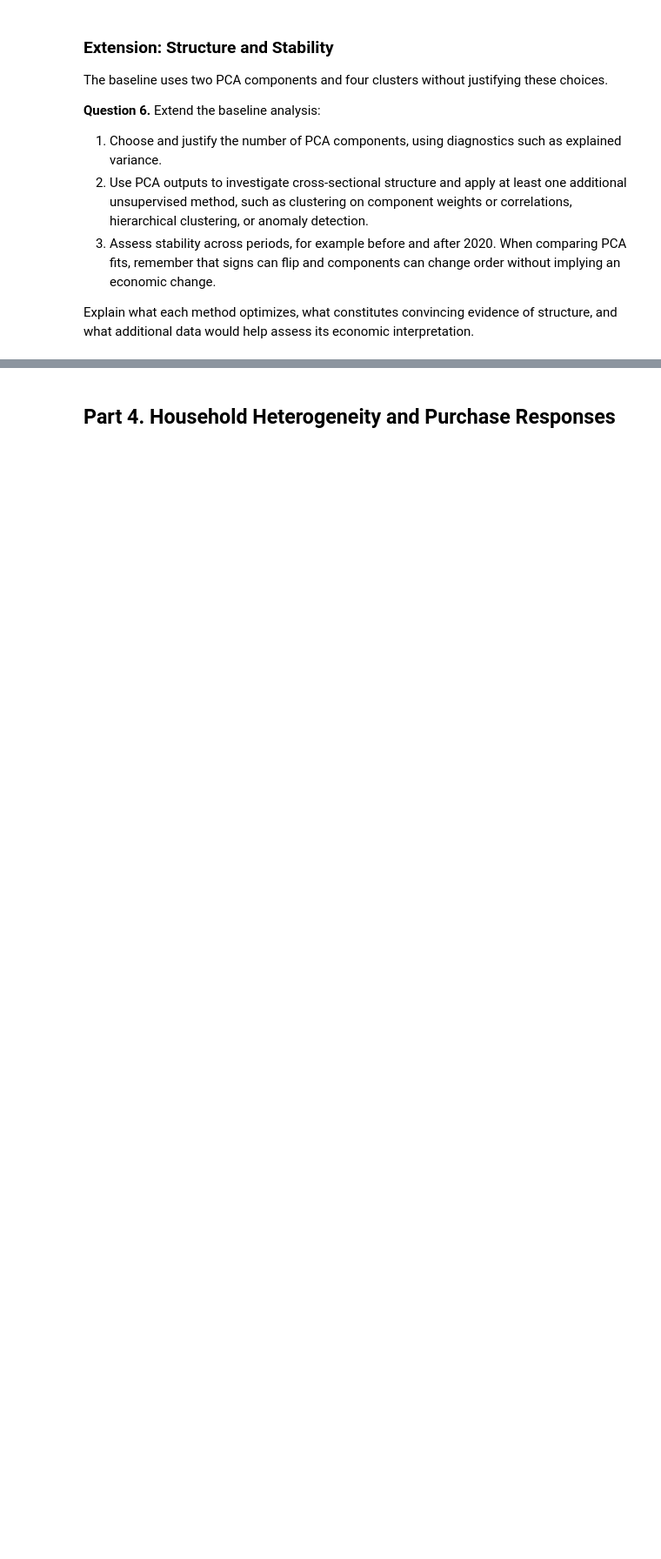
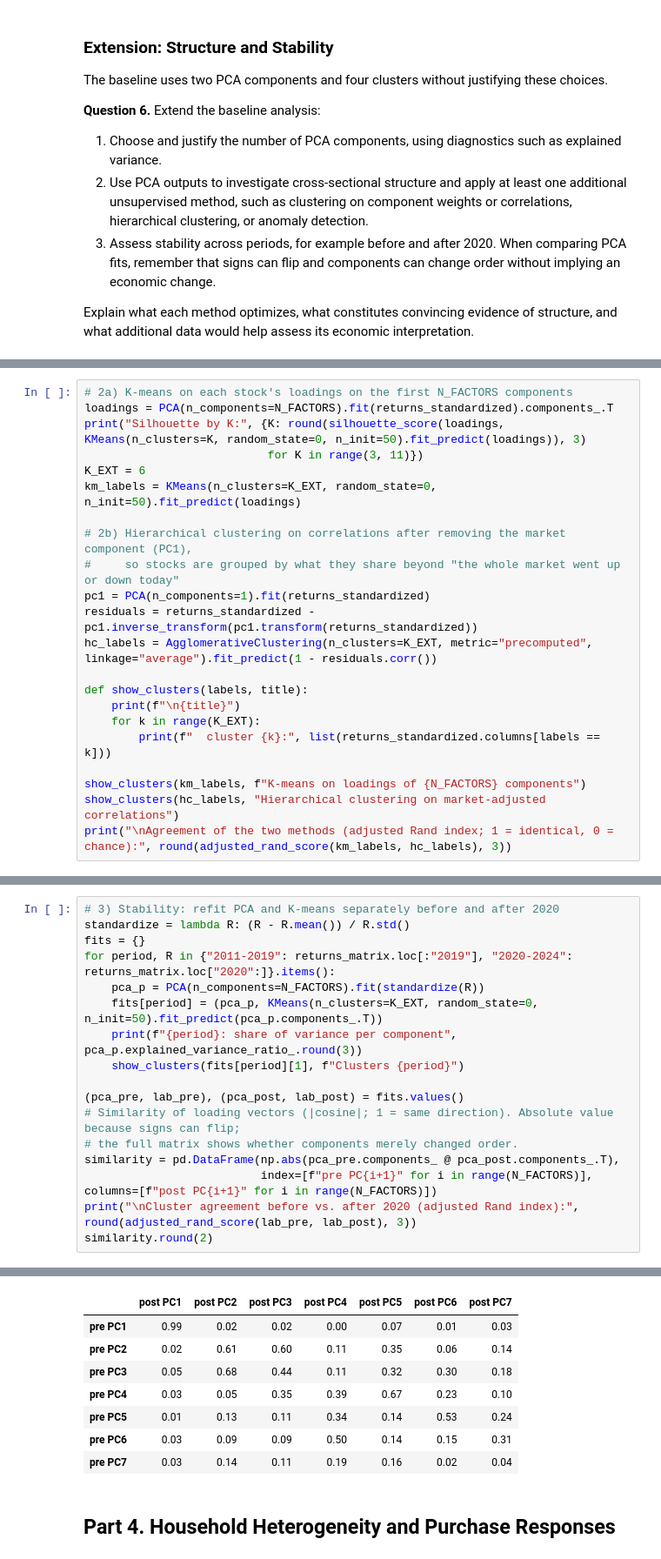
Before and after one commit to KEDES1998/ML_in_Econ, a Jupyter notebook: HW1/ML_Econ_2026_Problem_Set_1.ipynb, the cells around one changed output, grey strips where cells are left out. Shown at 87% size. Saved outputs shown, nothing was run; the diff lists cells and outputs as text; blank space fills up the shorter version.

```diff
--- a/HW1/ML_Econ_2026_Problem_Set_1.ipynb
+++ b/HW1/ML_Econ_2026_Problem_Set_1.ipynb
@@ -860,0 +1451,22 @@ Explain what each method optimizes, what constitutes convincing evidence of stru
+# %%
+# 2a) K-means on each stock's loadings on the first N_FACTORS components
+loadings = PCA(n_components=N_FACTORS).fit(returns_standardized).components_.T
+print("Silhouette by K:", {K: round(silhouette_score(loadings, KMeans(n_clusters=K, random_state=0, n_init=50).fit_predict(loadings)), 3)
+                           for K in range(3, 11)})
+K_EXT = 6
+km_labels = KMeans(n_clusters=K_EXT, random_state=0, n_init=50).fit_predict(loadings)
+
+# 2b) Hierarchical clustering on correlations after removing the market component (PC1),
+#     so stocks are grouped by what they share beyond "the whole market went up or down today"
+pc1 = PCA(n_components=1).fit(returns_standardized)
+residuals = returns_standardized - pc1.inverse_transform(pc1.transform(returns_standardized))
+hc_labels = AgglomerativeClustering(n_clusters=K_EXT, metric="precomputed", linkage="average").fit_predict(1 - residuals.corr())
+
+def show_clusters(labels, title):
+    print(f"\n{title}")
+    for k in range(K_EXT):
+        print(f"  cluster {k}:", list(returns_standardized.columns[labels == k]))
+
+show_clusters(km_labels, f"K-means on loadings of {N_FACTORS} components")
+show_clusters(hc_labels, "Hierarchical clustering on market-adjusted correlations")
+print("\nAgreement of the two methods (adjusted Rand index; 1 = identical, 0 = chance):", round(adjusted_rand_score(km_labels, hc_labels), 3))
@@ -860,0 +1493,18 @@ Explain what each method optimizes, what constitutes convincing evidence of stru
+# %%
+# 3) Stability: refit PCA and K-means separately before and after 2020
+standardize = lambda R: (R - R.mean()) / R.std()
+fits = {}
+for period, R in {"2011-2019": returns_matrix.loc[:"2019"], "2020-2024": returns_matrix.loc["2020":]}.items():
+    pca_p = PCA(n_components=N_FACTORS).fit(standardize(R))
+    fits[period] = (pca_p, KMeans(n_clusters=K_EXT, random_state=0, n_init=50).fit_predict(pca_p.components_.T))
+    print(f"{period}: share of variance per component", pca_p.explained_variance_ratio_.round(3))
+    show_clusters(fits[period][1], f"Clusters {period}")
+
+(pca_pre, lab_pre), (pca_post, lab_post) = fits.values()
+# Similarity of loading vectors (|cosine|; 1 = same direction). Absolute value because signs can flip;
+# the full matrix shows whether components merely changed order.
+similarity = pd.DataFrame(np.abs(pca_pre.components_ @ pca_post.components_.T),
+                          index=[f"pre PC{i+1}" for i in range(N_FACTORS)], columns=[f"post PC{i+1}" for i in range(N_FACTORS)])
+print("\nCluster agreement before vs. after 2020 (adjusted Rand index):", round(adjusted_rand_score(lab_pre, lab_post), 3))
+similarity.round(2)
+# %% [output]
@@ -861,3 +1531,11 @@ Explain what each method optimizes, what constitutes convincing evidence of stru
+|  | post PC1 | post PC2 | post PC3 | post PC4 | post PC5 | post PC6 | post PC7 |
+| pre PC1 | 0.99 | 0.02 | 0.02 | 0.00 | 0.07 | 0.01 | 0.03 |
+| pre PC2 | 0.02 | 0.61 | 0.60 | 0.11 | 0.35 | 0.06 | 0.14 |
+| pre PC3 | 0.05 | 0.68 | 0.44 | 0.11 | 0.32 | 0.30 | 0.18 |
+| pre PC4 | 0.03 | 0.05 | 0.35 | 0.39 | 0.67 | 0.23 | 0.10 |
+| pre PC5 | 0.01 | 0.13 | 0.11 | 0.34 | 0.14 | 0.53 | 0.24 |
+| pre PC6 | 0.03 | 0.09 | 0.09 | 0.50 | 0.14 | 0.15 | 0.31 |
+| pre PC7 | 0.03 | 0.14 | 0.11 | 0.19 | 0.16 | 0.02 | 0.04 |
 # %% [markdown]
 ## Part 4. Household Heterogeneity and Purchase Responses
 # %% [markdown]
```
Also changed, not shown: parts of 85 cells of this notebook, 4 other files.
